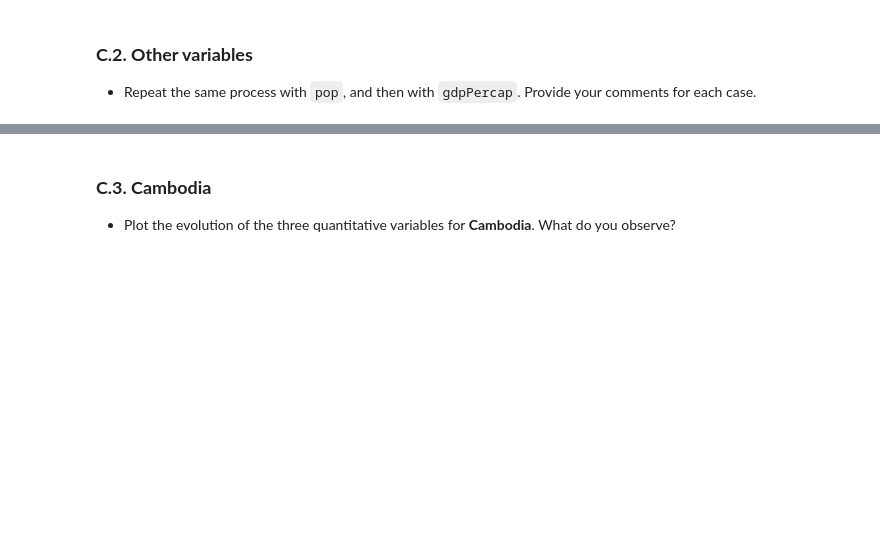
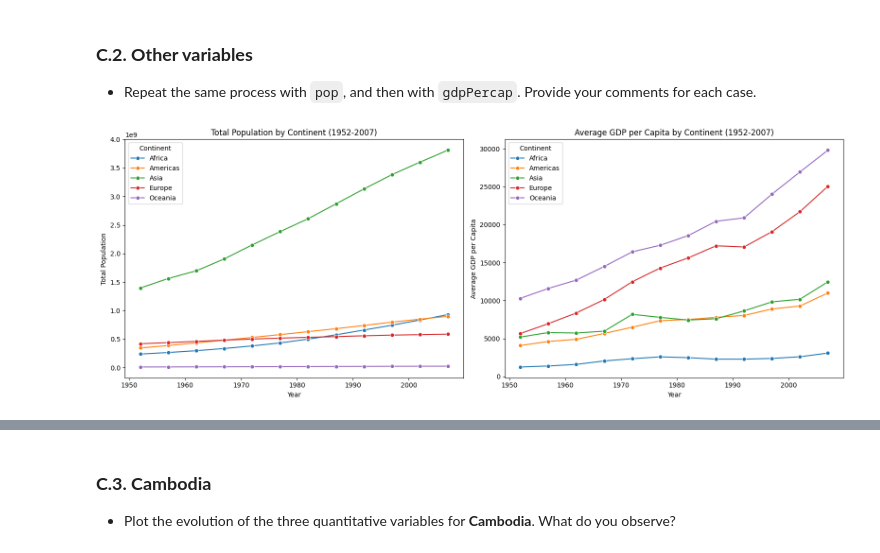
Before and after one commit to Superkai017/Data-Analysis1-Aupp-INF-604-, a Jupyter notebook: W4/Lab4_Data_Visualization_Sothea.ipynb, the cells around one changed output, grey strips where cells are left out. Saved outputs shown, nothing was run; the diff lists cells and outputs as text; code cells hidden in the pictures; blank space fills up the shorter version.

```diff
--- a/W4/Lab4_Data_Visualization_Sothea.ipynb
+++ b/W4/Lab4_Data_Visualization_Sothea.ipynb
@@ -218,0 +402,23 @@ Qualitative variables are simpler than quantitative ones, as we primarily focus
+# %%
+# To do
+pop_by_year = data.groupby(['year', 'continent'], as_index=False)['pop'].sum()
+gdp_by_year = data.groupby(['year', 'continent'], as_index=False)['gdpPercap'].mean()
+
+fig, axes = plt.subplots(1, 2, figsize=(16, 6))
+
+sns.lineplot(data=pop_by_year, x='year', y='pop', hue='continent', marker='o', ax=axes[0])
+axes[0].set_title('Total Population by Continent (1952-2007)')
+axes[0].set_xlabel('Year')
+axes[0].set_ylabel('Total Population')
+axes[0].legend(title='Continent')
+
+sns.lineplot(data=gdp_by_year, x='year', y='gdpPercap', hue='continent', marker='o', ax=axes[1])
+axes[1].set_title('Average GDP per Capita by Continent (1952-2007)')
+axes[1].set_xlabel('Year')
+axes[1].set_ylabel('Average GDP per Capita')
+axes[1].legend(title='Continent')
+
+plt.tight_layout()
+plt.show()
+# %% [output]
+[figure, added]
```
Also changed, not shown: parts of 22 cells of this notebook.
